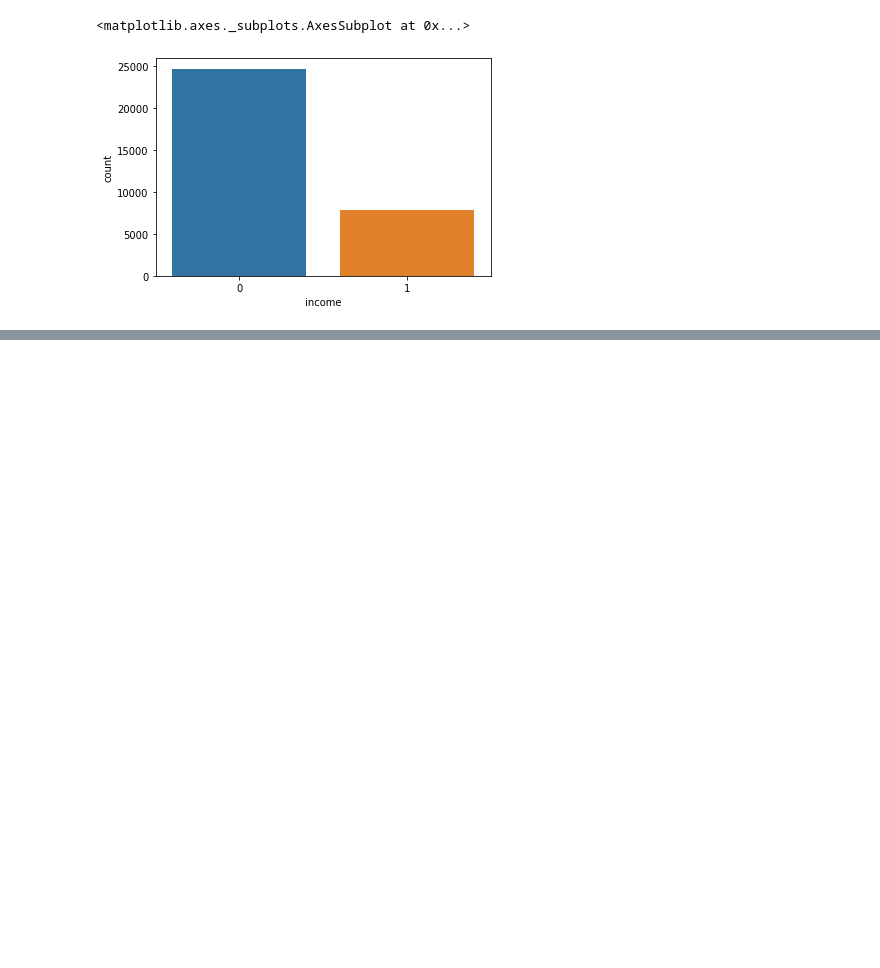
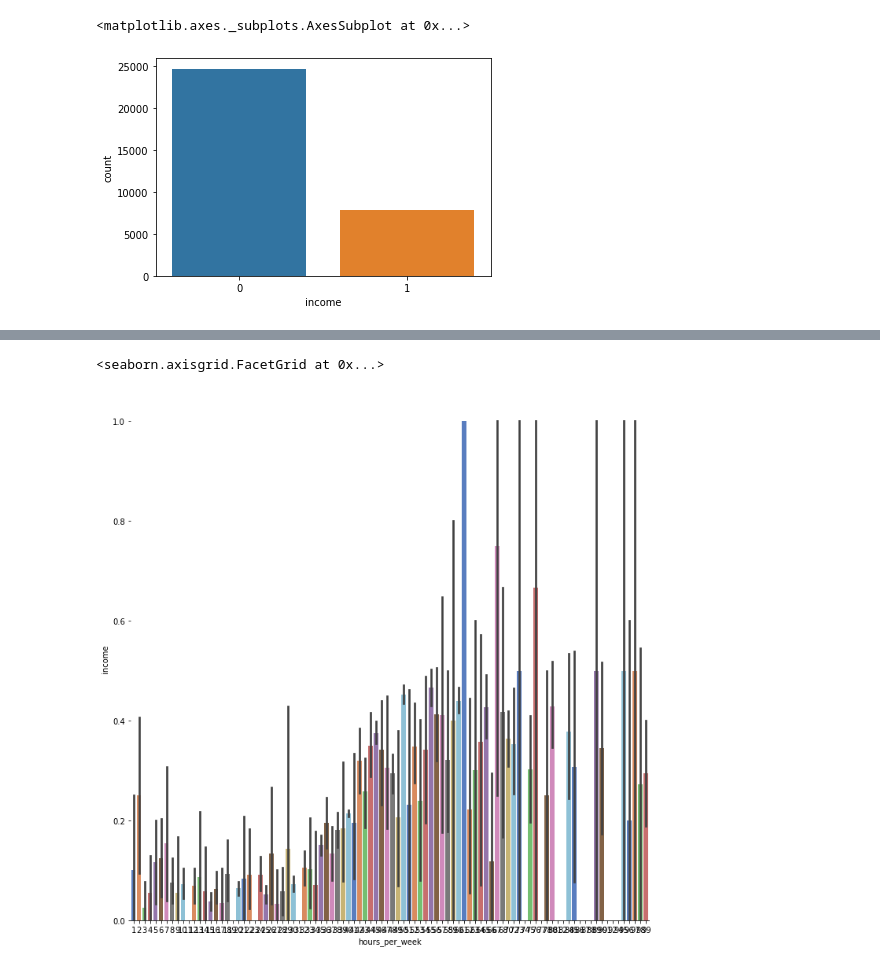
Before and after one commit to vijay9908/ML_works, a Jupyter notebook: Census_analysis.ipynb, the cells around one changed output, grey strips where cells are left out. Saved outputs shown, nothing was run; the diff lists cells and outputs as text; code cells hidden in the pictures; blank space fills up the shorter version.

```diff
--- a/Census_analysis.ipynb
+++ b/Census_analysis.ipynb
@@ -96,0 +138,6 @@ Text(0.5, 1, 'numerics co-relation')
+# %%
+map = sns.factorplot(x='hours_per_week',y='income',data = data,height=10 , kind='bar' , palette = 'muted')
+map.despine(left=True)
+# %% [output]
+<seaborn.axisgrid.FacetGrid at 0x...>
+[figure, added]
```
Also changed, not shown: parts of 41 cells of this notebook, 1 other file.
